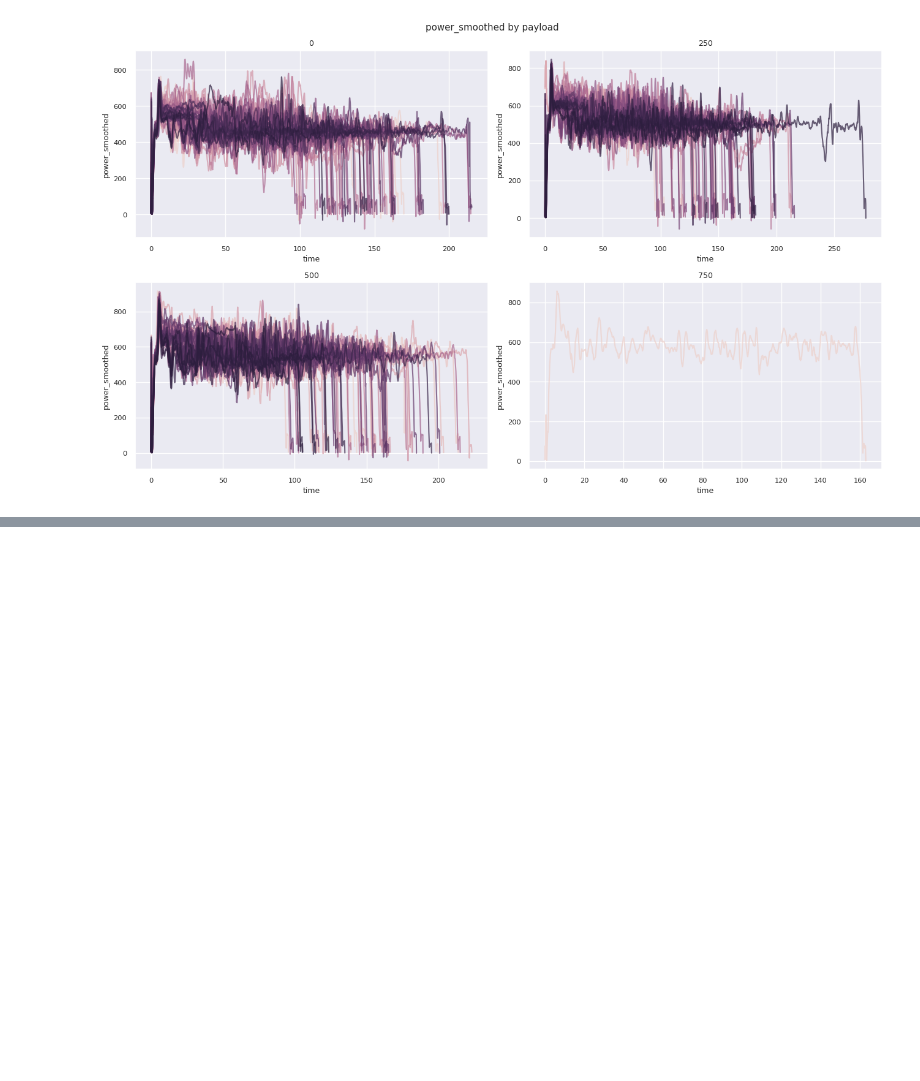
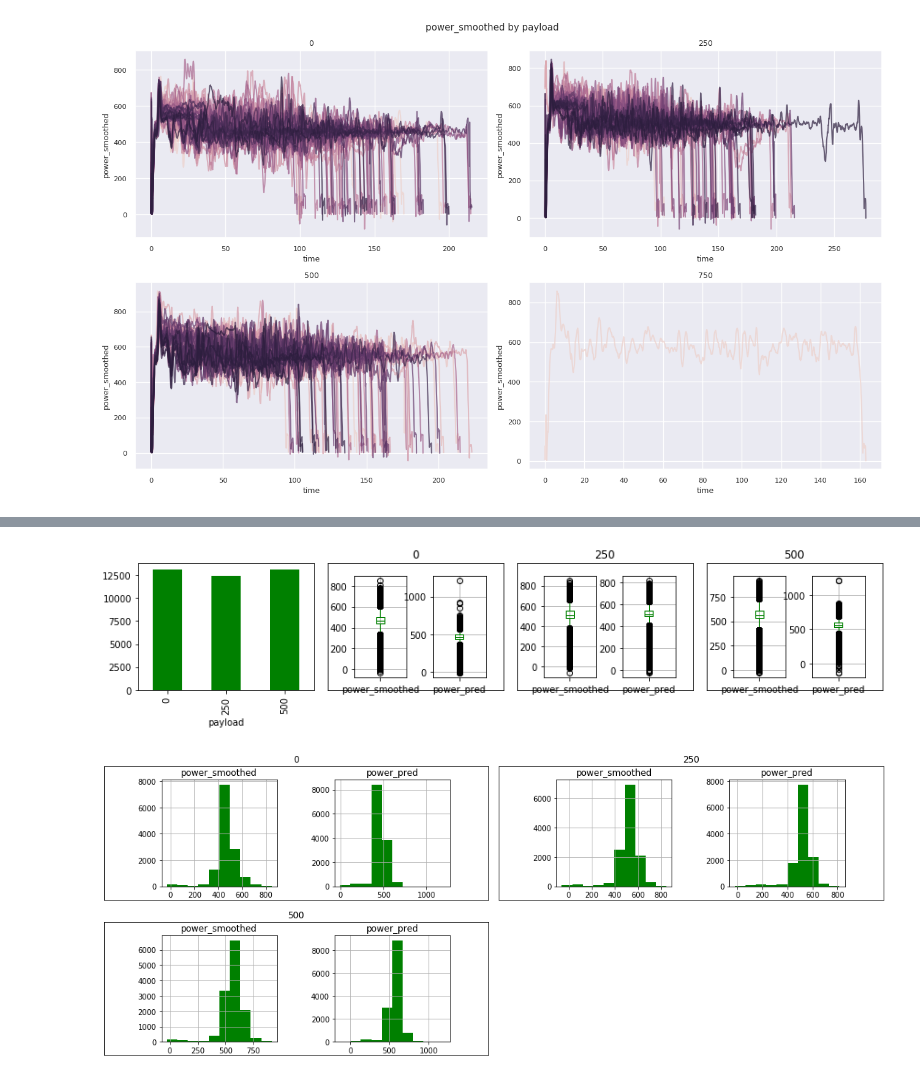
Before and after one commit to multitel-ai/nsw-certification, a Jupyter notebook: code_preparation/visualisation.ipynb, the cells around one changed output, grey strips where cells are left out. Saved outputs shown, nothing was run; the diff lists cells and outputs as text; code cells hidden in the pictures; blank space fills up the shorter version.

```diff
--- a/code preparation/visualisation.ipynb
+++ b/code_preparation/visualisation.ipynb
@@ -247,0 +251,3 @@ violin_plot(x=flights["power_smoothed"], y=flights["payload"], xlabel="Power (W)
+# %%
+predictions = pd.read_csv("/App/code preparation/baselines/predictions/pred.csv", index_col=0)
+predictions
@@ -247,0 +269,5 @@ violin_plot(x=flights["power_smoothed"], y=flights["payload"], xlabel="Power (W)
+# %%
+flights["power_pred"] = predictions["mean"]
+flights["power_pred_std"] = predictions["std"]
+flights_test = flights.dropna()
+flights_test
@@ -247,0 +289,5 @@ violin_plot(x=flights["power_smoothed"], y=flights["payload"], xlabel="Power (W)
+# %%
+plot_groupby(flights_test, "payload", (2,2), ["power_smoothed", "power_pred"], "green")
+# %% [output]
+[figure, added]
+[figure, added]
```
Also changed, not shown: parts of 9 cells of this notebook, 54 other files.
